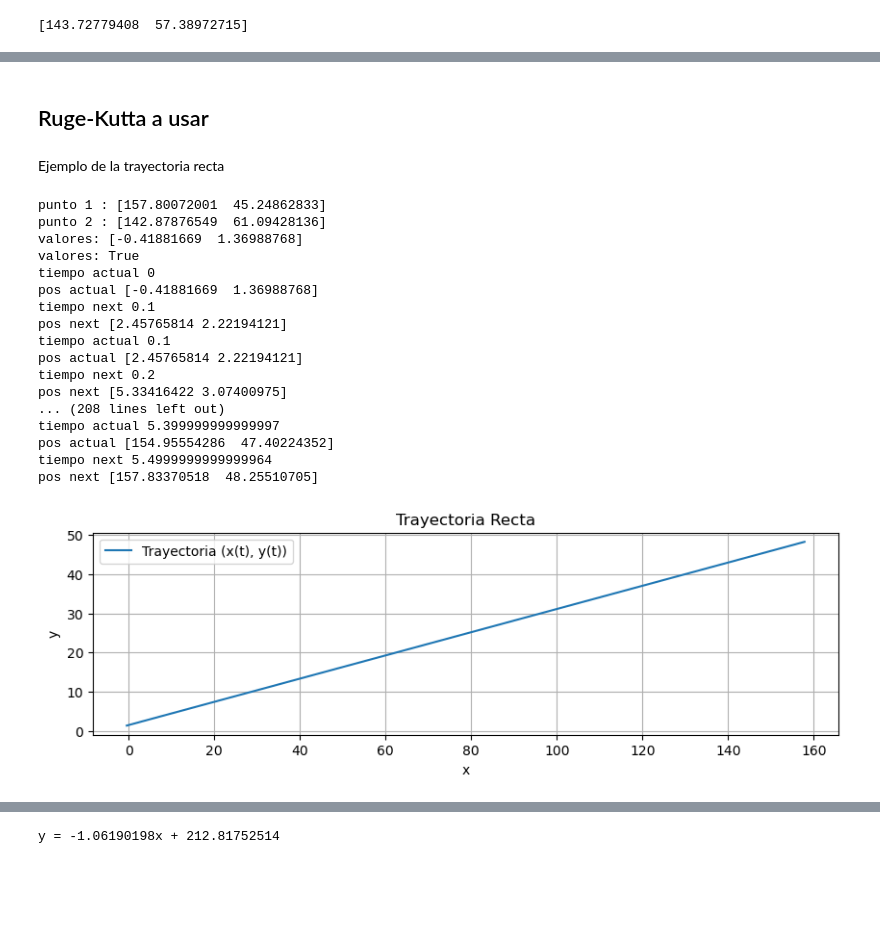
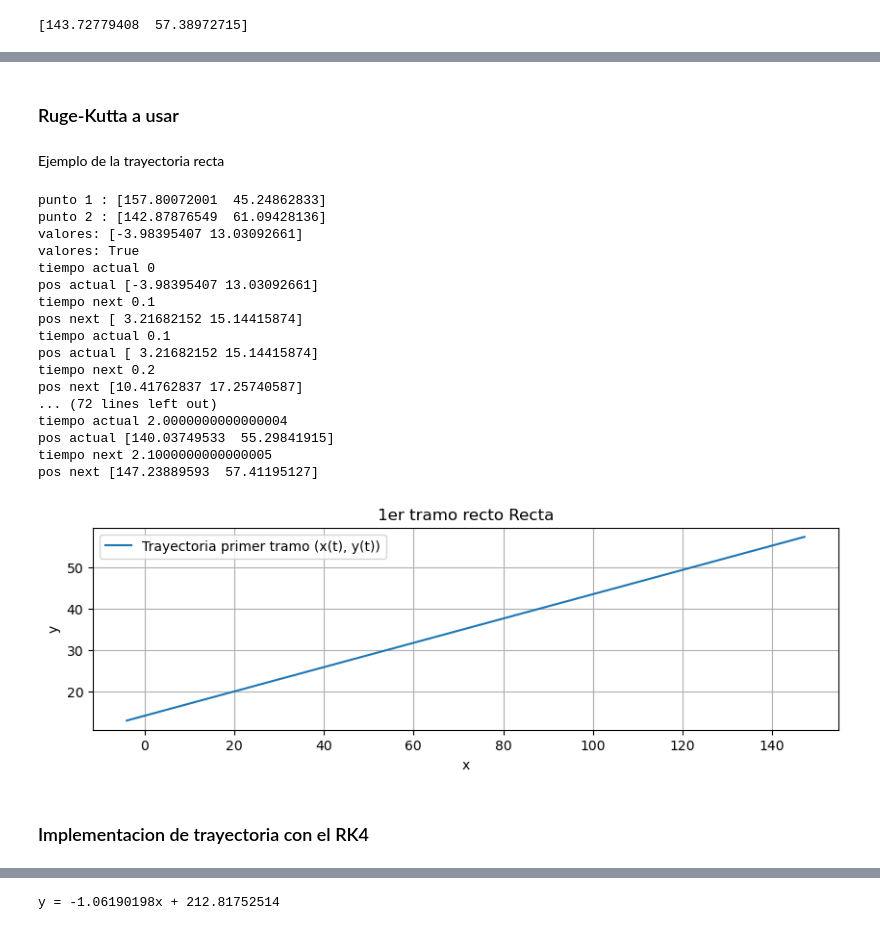
Before and after one commit to ricardolcvuba/tp_modelacion_grupo09, a Jupyter notebook: tp_modelacion.ipynb, the cells around one changed output, grey strips where cells are left out. Saved outputs shown, nothing was run; the diff lists cells and outputs as text; code cells hidden in the pictures; blank space fills up the shorter version.

Commit message:
debuggear trayectoria

```diff
--- a/tp_modelacion.ipynb
+++ b/tp_modelacion.ipynb
@@ -255,5 +256,5 @@ print(punto_aleatorio)
 # %% [markdown]
-## Ruge-Kutta a usar
+### Ruge-Kutta a usar
 # %%
 #h: paso
 #n: numero de iteraciones
@@ -261,7 +262,7 @@ print(punto_aleatorio)
 #y0: valor inicial
 #f: la funcion diferencial que depende de t e y
 #Devuelve todos los valores de Y (posicion) y de t
-def rk4(f, y0, t0, h, punto1, punto2, lado):
+def rk4(f, y0, t0, h, punto1, punto2, operacion):
     tiempos = [t0]
     valores = [y0] # [ [0,0] , [1,3] , ....]
 
@@ -270,7 +271,7 @@ def rk4(f, y0, t0, h, punto1, punto2, lado):
     print(f"valores: {valores[-1][0]}")
     print(f"valores: {esta_dentro_del_limite(punto2, punto1, valores[-1][0], "<=")}")
     i = 0
-    while (esta_dentro_del_limite(punto1, punto2, valores[-1][0], "<=")) :
+    while (esta_dentro_del_limite(punto1, punto2, valores[-1][0], operacion)) :
         t_actual = tiempos[-1]
         y_actual = valores[-1]
 
@@ -299,54 +300,53 @@ Ejemplo de la trayectoria recta
 punto1 = np.array([0,0])
 punto2 = punto_final_de_una_recta(punto1, 17.46, (180-107))
 punto2 = [-1, 1]*punto2
+p_inicial_primer_tramo = punto_aleatorio_en_un_segmento(punto1, punto2)
+angulo_inicial = random.uniform(16, 16.7)
+angulo_inicial_radianes = pasar_a_radianes(angulo_inicial)
 
-punto_inicial = punto_aleatorio_en_un_segmento(punto1, punto2)
-angulo_inicial_radianes = pasar_a_radianes(16.5)
-
-p1_final = punto_final_de_una_recta([0,0], 164.16, 16)
-p2_final =punto_final_de_una_recta(punto2, 154.50, 16.7)
-
-modulo_vel_inicial = 30
+modulo_vel_inicial = random.uniform(62.2, 84.7222)
 vel_ini_x = modulo_vel_inicial*math.cos(angulo_inicial_radianes)
 vel_ini_y = modulo_vel_inicial*math.sin(angulo_inicial_radianes)
 
-
 #Ejemplo
 t0 = 0
-y0 = np.array([punto_inicial, [vel_ini_x, vel_ini_y]])
-
+y0 = np.array([p_inicial_primer_tramo, [vel_ini_x, vel_ini_y]])
 h = 0.1
 
+p1_final_primer_tramo = punto_final_de_una_recta([0,0], 164.16, 16)
+p2_final_primer_tramo =punto_final_de_una_recta(punto2, 154.50, 16.7)
 # RK
-t, y = rk4(f_recto, y0, t0, h, p1_final, p2_final, DERECHA)
+t, y = rk4(f_recto, y0, t0, h, p1_final_primer_tramo, p2_final_primer_tramo, "<=")
 
 
 # Graficar los resultados
 plt.figure(figsize=(10, 6))
 
 plt.subplot(2, 1, 1)
-plt.plot(y[:, 0][:, 0], y[:, 0][:, 1], label="Trayectoria (x(t), y(t))")
+plt.plot(y[:, 0][:, 0], y[:, 0][:, 1], label="Trayectoria primer tramo (x(t), y(t))")
 plt.xlabel("x")
 plt.ylabel("y")
-plt.title("Trayectoria Recta")
+plt.title("1er tramo recto Recta")
 plt.legend()
 plt.grid(True)
 # %% [output]
 punto 1 : [157.80072001  45.24862833]
 punto 2 : [142.87876549  61.09428136]
-valores: [-0.41881669  1.36988768]
+valores: [-3.98395407 13.03092661]
 valores: True
 tiempo actual 0
-pos actual [-0.41881669  1.36988768]
+pos actual [-3.98395407 13.03092661]
 tiempo next 0.1
-pos next [2.45765814 2.22194121]
+pos next [ 3.21682152 15.14415874]
 tiempo actual 0.1
-pos actual [2.45765814 2.22194121]
+pos actual [ 3.21682152 15.14415874]
 tiempo next 0.2
-pos next [5.33416422 3.07400975]
-... (208 lines left out)
-tiempo actual 5.399999999999997
-pos actual [154.95554286  47.40224352]
-tiempo next 5.4999999999999964
-pos next [157.83370518  48.25510705]
+pos next [10.41762837 17.25740587]
+... (72 lines left out)
+tiempo actual 2.0000000000000004
+pos actual [140.03749533  55.29841915]
+tiempo next 2.1000000000000005
+pos next [147.23889593  57.41195127]
-[figure, old version]
+[figure, new version]
+# %% [markdown]
+### Implementacion de trayectoria con el RK4
```
Also changed, not shown: parts of 8 cells of this notebook.
